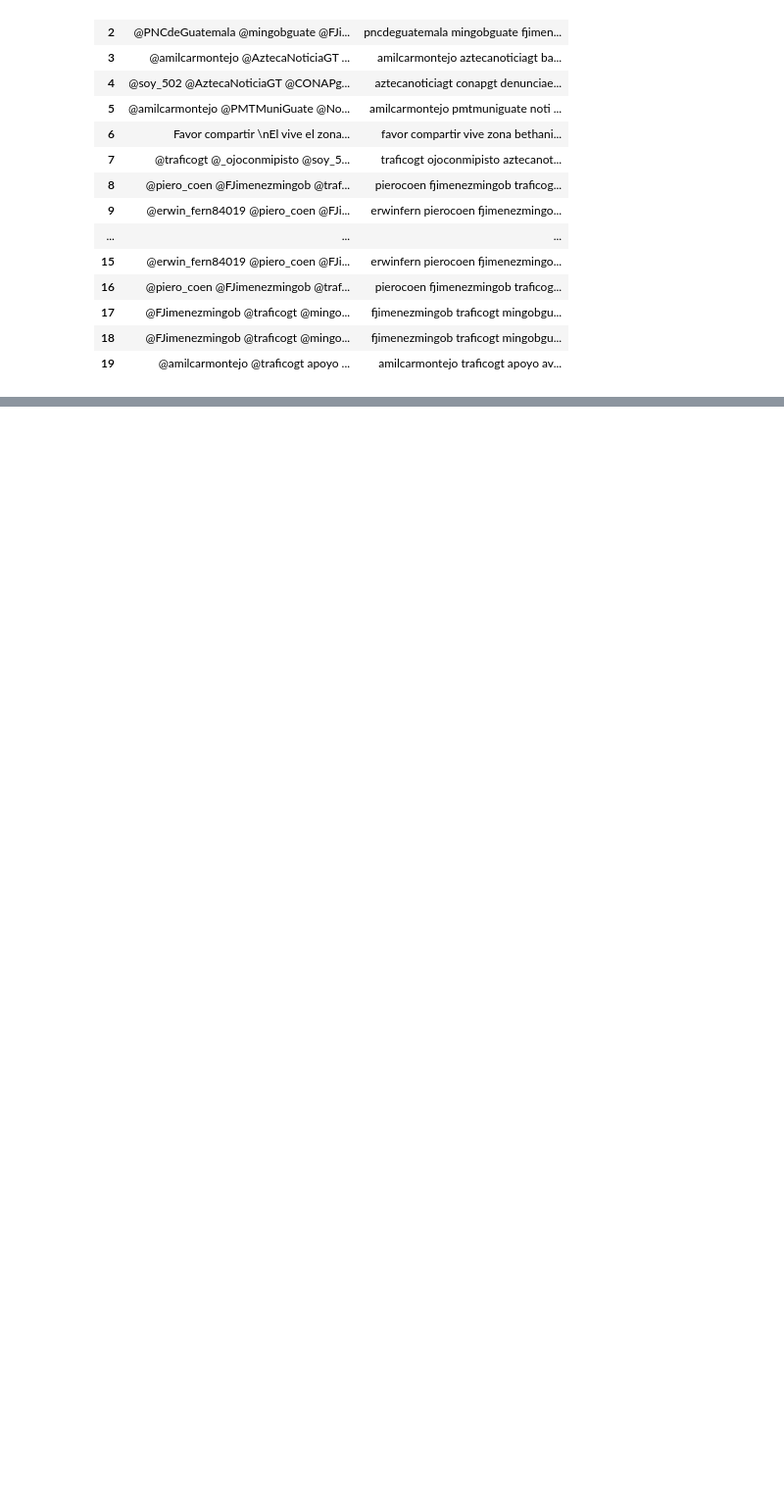
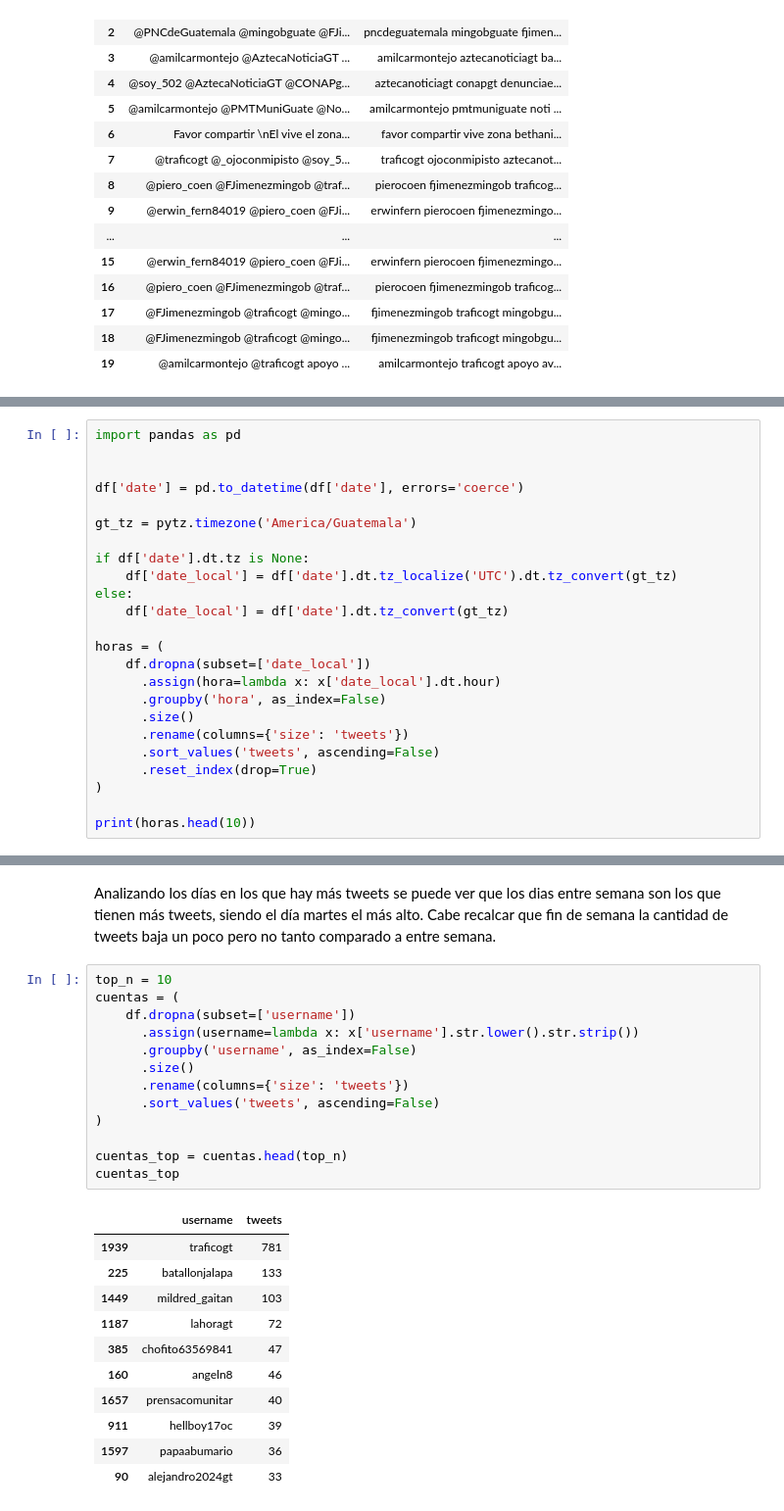
Before and after one commit to ignaciomendeza/DS-Lab-6, a Jupyter notebook: Lab6.ipynb, the cells around one changed output, grey strips where cells are left out. Shown: that part at 98% size. Saved outputs shown, nothing was run; the diff lists cells and outputs as text; blank space fills up the shorter version.

```diff
--- a/Lab6.ipynb
+++ b/Lab6.ipynb
@@ -236,0 +288,24 @@ df[['rawContent', 'tweet_text_clean']].head(20)   # muestra las primeras 20 fila
+# %%
+import pandas as pd
+
+
+df['date'] = pd.to_datetime(df['date'], errors='coerce')
+
+gt_tz = pytz.timezone('America/Guatemala')
+
+if df['date'].dt.tz is None:
+    df['date_local'] = df['date'].dt.tz_localize('UTC').dt.tz_convert(gt_tz)
+else:
+    df['date_local'] = df['date'].dt.tz_convert(gt_tz)
+
+horas = (
+    df.dropna(subset=['date_local'])
+      .assign(hora=lambda x: x['date_local'].dt.hour)
+      .groupby('hora', as_index=False)
+      .size()
+      .rename(columns={'size': 'tweets'})
+      .sort_values('tweets', ascending=False)
+      .reset_index(drop=True)
+)
+
+print(horas.head(10))
@@ -236,0 +350,27 @@ df[['rawContent', 'tweet_text_clean']].head(20)   # muestra las primeras 20 fila
+# %% [markdown]
+Analizando los días en los que hay más tweets se puede ver que los dias entre semana son los que tienen más tweets, siendo el día martes el más alto. Cabe recalcar que fin de semana la cantidad de tweets baja un poco pero no tanto comparado a entre semana.
+# %%
+top_n = 10
+cuentas = (
+    df.dropna(subset=['username'])
+      .assign(username=lambda x: x['username'].str.lower().str.strip())
+      .groupby('username', as_index=False)
+      .size()
+      .rename(columns={'size': 'tweets'})
+      .sort_values('tweets', ascending=False)
+)
+
+cuentas_top = cuentas.head(top_n)
+cuentas_top
+# %% [output]
+|  | username | tweets |
+| 1939 | traficogt | 781 |
+| 225 | batallonjalapa | 133 |
+| 1449 | mildred_gaitan | 103 |
+| 1187 | lahoragt | 72 |
+| 385 | chofito63569841 | 47 |
+| 160 | angeln8 | 46 |
+| 1657 | prensacomunitar | 40 |
+| 911 | hellboy17oc | 39 |
+| 1597 | papaabumario | 36 |
+| 90 | alejandro2024gt | 33 |
```
Also changed, not shown: parts of 12 cells of this notebook.
